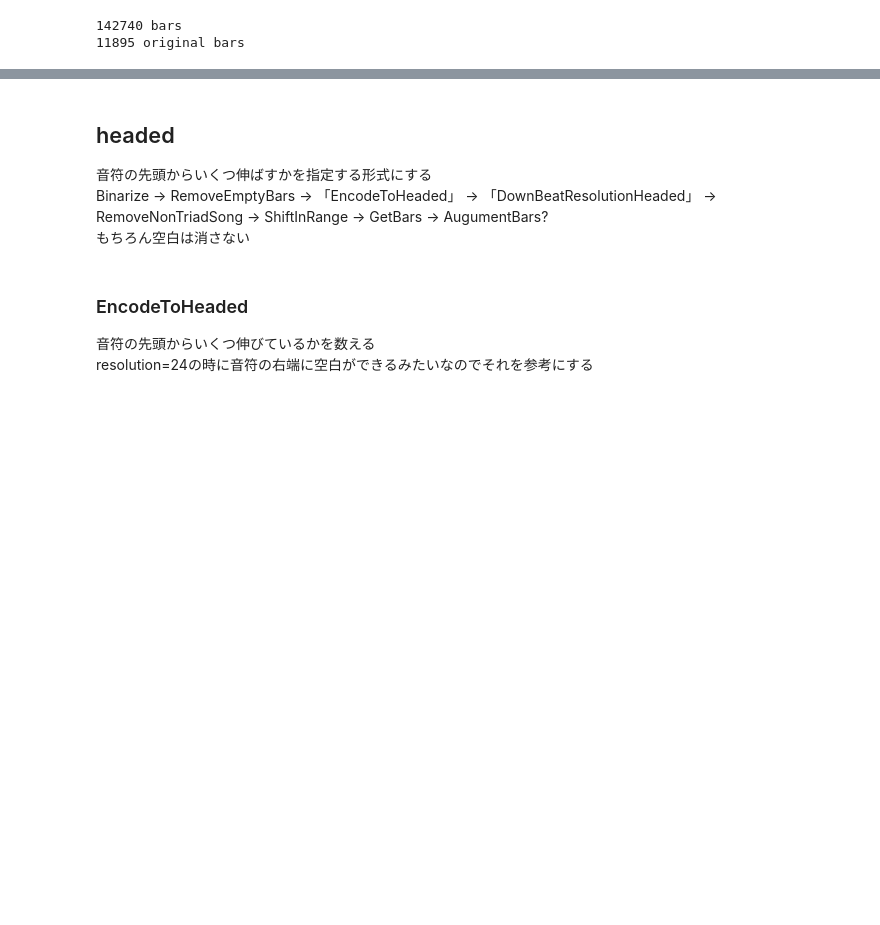
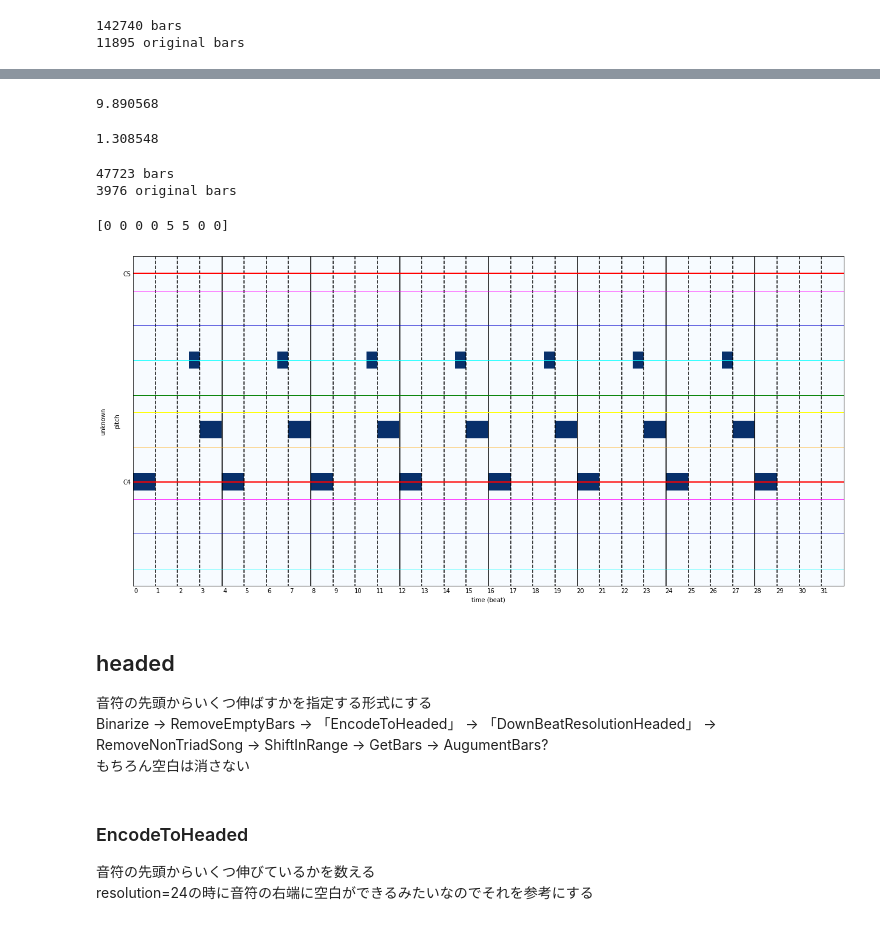
Before and after one commit to fuurin/midinet-followup, a Jupyter notebook: midinet_preparation.ipynb, the cells around one changed output, grey strips where cells are left out. Saved outputs shown, nothing was run; the diff lists cells and outputs as text; code cells hidden in the pictures; blank space fills up the shorter version.

```diff
--- a/midinet_preparation.ipynb
+++ b/midinet_preparation.ipynb
@@ -1159,0 +1202,27 @@ grid_plot(Track(pianoroll=np.vstack(melody[left:right])), beat_resolution=4)
+# %%
+output_file_path_natural = os.path.join(output_dir, "midinet_natural.pkl")
+# %%
+pool = Pool()
+melody_list, prev_list, chord_list, error_list, empty_list = [], [], [], [], []
+
+with Timer():
+    for path, m, p, c in pool.map(process_natural, paths):
+        if m is None or p is None or c is None:
+            error_list.append(path)
+        elif len(m) == 0 or len(p) == 0 or len(c) == 0:
+            empty_list.append(path)
+        else:
+            melody_list.append(m)
+            prev_list.append(p)
+            chord_list.append(c)
+
+with Timer():
+    melody_stacked, prev_stacked, chord_stacked = [np.vstack(lst) for lst in [melody_list, prev_list, chord_list]]
+    midinet_natural = zip(melody_stacked, prev_stacked, chord_stacked) # zipなのでGeneratorなので消えるので注意
+
+print("Preprocessing Finished! ")
+print(f"{len(melody_stacked)} bars created")
+print(f"{len(empty_list)} songs resulted in empty")
+print(f"{len(error_list)} error caused")
+print("error file paths")
+print(error_list)
@@ -1160,3 +1238,32 @@ grid_plot(Track(pianoroll=np.vstack(melody[left:right])), beat_resolution=4)
+# %%
+with Timer():
+    pickle.dump(midinet_natural, open(output_file_path_natural, 'wb'), protocol=pickle.HIGHEST_PROTOCOL)
+# %% [output]
+9.890568
+# %%
+with Timer():
+    midinet_natural = pickle.load(open(output_file_path_natural,'rb'))
+# %% [output]
+1.308548
+# %%
+melody, prev, chord = [], [], []
+for m, p, c in midinet_natural:
+    melody.append(m)
+    prev.append(p)
+    chord.append(c)
+print(f"{len(melody)} bars")
+print(f"{len(melody) // 12} original bars")
+# %% [output]
+47723 bars
+3976 original bars
+# %%
+left = 0
+right = left+8
+print(np.where(np.vstack(chord[left:right])[:, :-1])[1])
+grid_plot(Track(pianoroll=np.vstack(melody[left:right])), beat_resolution=4)
+# %% [output]
+[0 0 0 0 5 5 0 0]
+[figure, added]
 # %% [markdown]
 ## headed
 音符の先頭からいくつ伸ばすかを指定する形式にする
```
Also changed, not shown: parts of 44 cells of this notebook, 1 other file.
